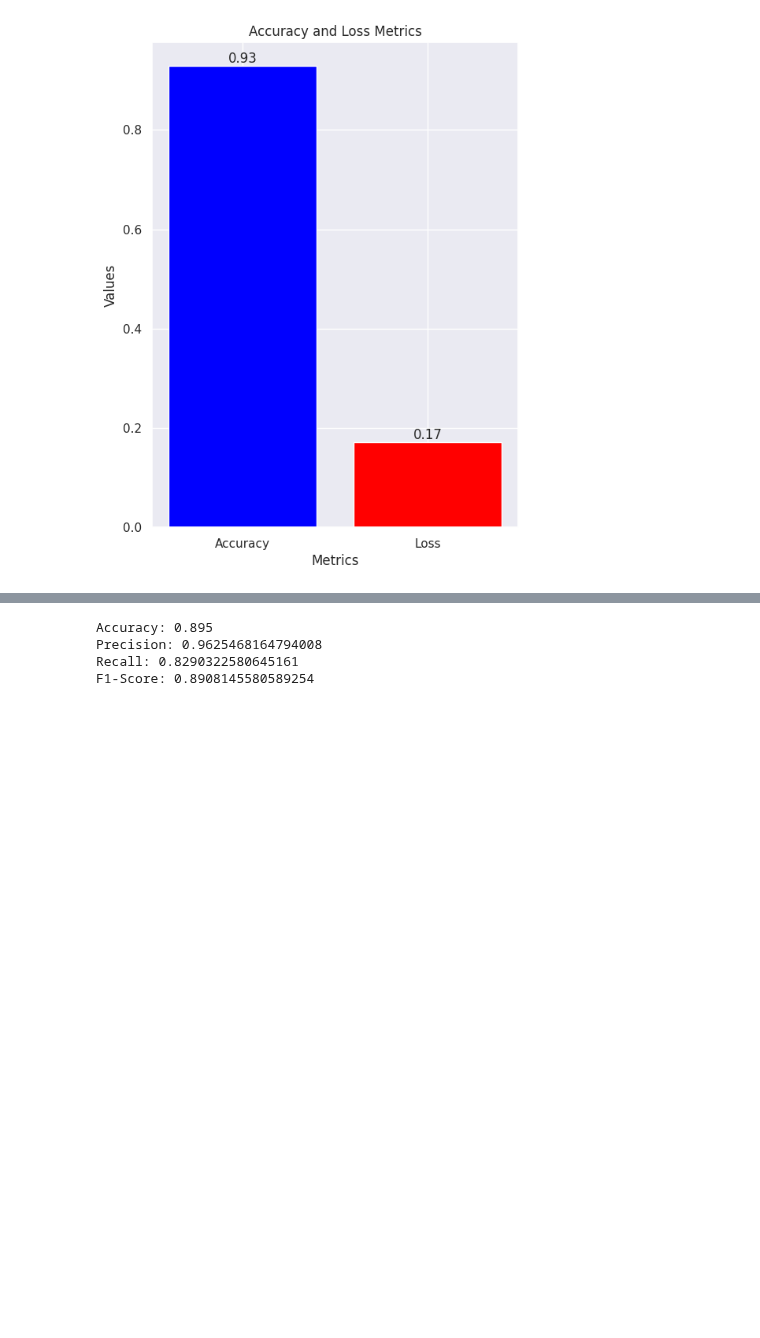
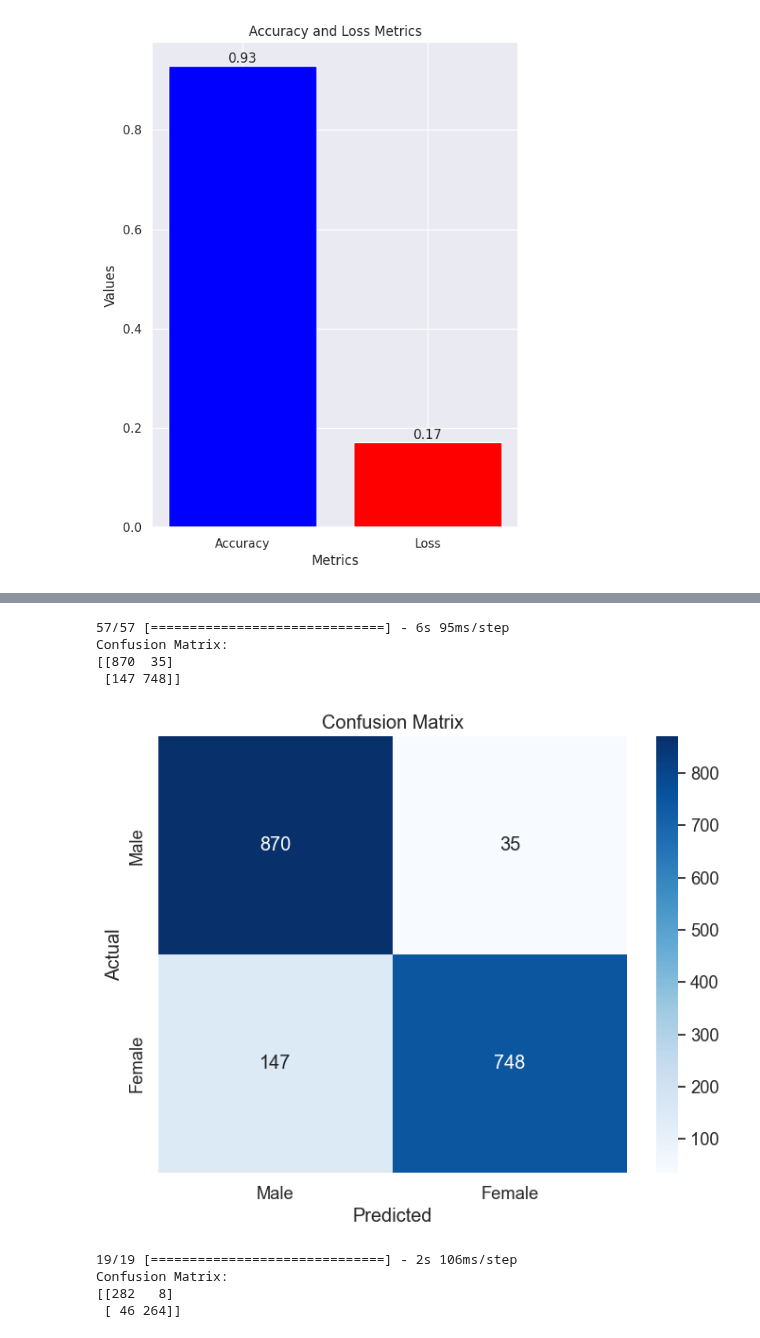
Before and after one commit to linx02/genderpredictor, a Jupyter notebook: jupyter_notebooks/03 - Model.ipynb, the cells around one changed output, grey strips where cells are left out. Drawn from its saved outputs; the diff is of its cells as text; code cells hidden in the pictures; blank space fills up the shorter version.

Commit message:
Update ML metrics page

```diff
--- a/jupyter_notebooks/03 - Model.ipynb
+++ b/jupyter_notebooks/03 - Model.ipynb
@@ -361,5 +344,0 @@ y_test = np.argmax(y_test, axis=1)
-# %%
-# Generate confusion matrix
-cm = confusion_matrix(y_test, y_pred)
-print("Confusion Matrix:")
-print(cm)
@@ -369,0 +345,4 @@ Confusion Matrix:
+# %%
+from tensorflow.keras.models import load_model
+
+model = load_model(os.path.join(dataset.ROOT_DIR, 'model.h5'))
@@ -388,20 +374,0 @@ plt.show()
-# %%
-# Calculate metrics
-accuracy = accuracy_score(y_test, y_pred)
-precision = precision_score(y_test, y_pred)
-recall = recall_score(y_test, y_pred)
-f1 = f1_score(y_test, y_pred)
-
-print("Accuracy:", accuracy)
-print("Precision:", precision)
-print("Recall:", recall)
-print("F1-Score:", f1)
-# %% [output]
-Accuracy: 0.895
-Precision: 0.9625468164794008
-Recall: 0.8290322580645161
-F1-Score: 0.8908145580589254
-# %%
-# Generate classification report
-target_names = ['Male', 'Female']
-report = classification_report(y_test, y_pred, target_names=target_names, output_dict=True)
@@ -412,0 +375,29 @@ df_report.to_csv('classification_report.csv')
+# %%
+# Generate classification report
+def generate_cr(X, y, model, save_name:str) -> None:
+    y_pred = model.predict(X)
+    y_pred = np.argmax(y_pred, axis=1)
+    y = np.argmax(y, axis=1)
+
+    target_names = ['Male', 'Female']
+    report = classification_report(y, y_pred, target_names=target_names, output_dict=True)
+
+    df_report = pd.DataFrame(report).transpose()
+    df_report.to_csv(f'{save_name}.csv')
+# %%
+# Generate confusion matrixes and classification reports
+generate_cm(X_train, y_train, model, 'train_cm')
+generate_cm(X_test, y_test, model, 'test_cm')
+
+generate_cr(X_train, y_train, model, 'train_cr')
+generate_cr(X_test, y_test, model, 'test_cr')
+# %% [output]
+57/57 [==============================] - 6s 95ms/step
+Confusion Matrix:
+[[870  35]
+ [147 748]]
+[figure, added]
+19/19 [==============================] - 2s 106ms/step
+Confusion Matrix:
+[[282   8]
+ [ 46 264]]
```
Also changed, not shown: parts of 7 cells of this notebook, 8 other files.
